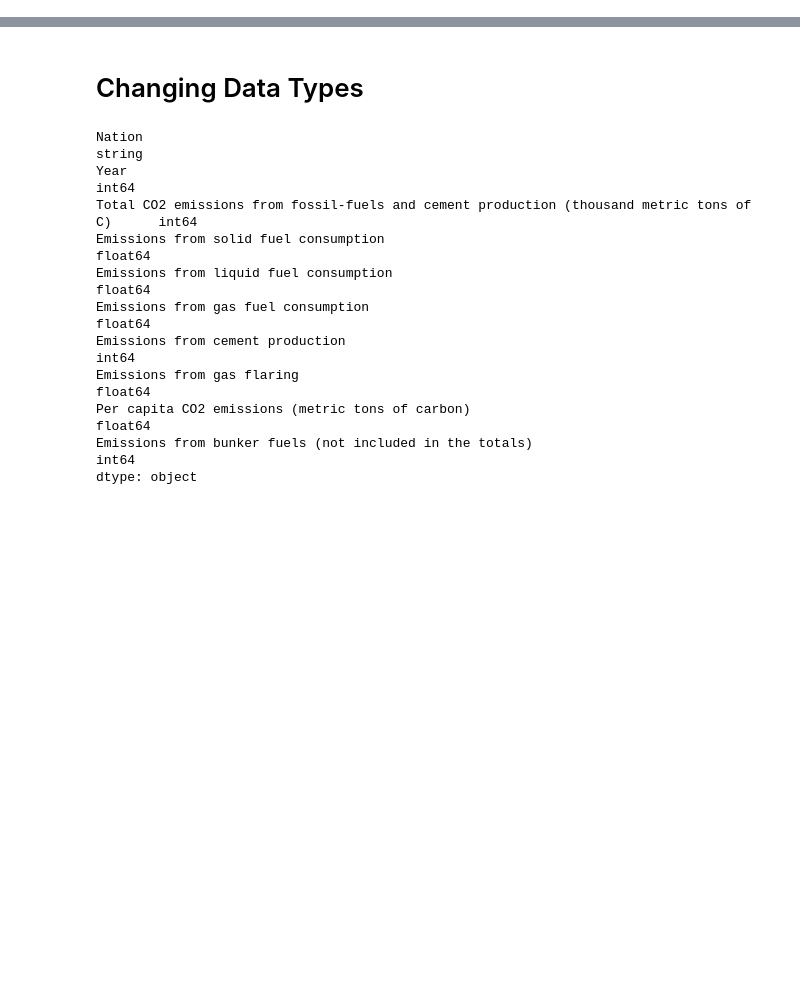
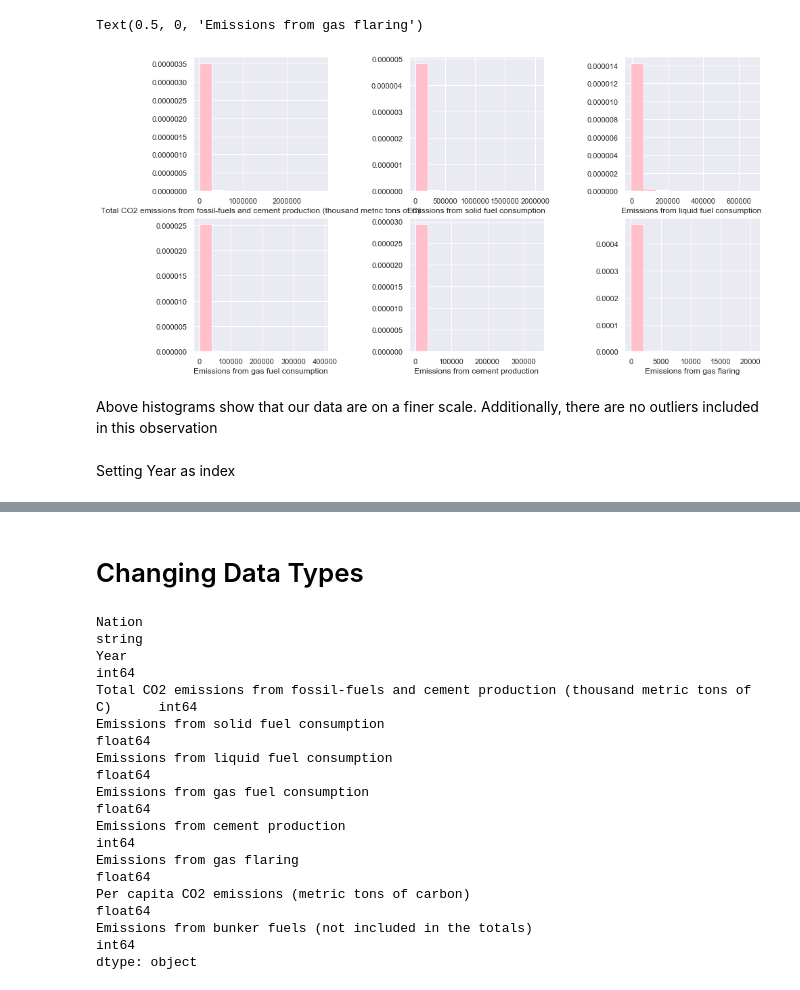
Before and after one commit to tahmidbintaslim/ProgrammingForDataScienceProject, a Jupyter notebook: National.ipynb, the cells around one changed output, grey strips where cells are left out. Saved outputs shown, nothing was run; the diff lists cells and outputs as text; code cells hidden in the pictures; blank space fills up the shorter version.

```diff
--- a/National.ipynb
+++ b/National.ipynb
@@ -91,0 +182,5 @@ dtype: object
+# %%
+#Code execution
+#Dropping the unused columns
+data.drop(columns='Per capita CO2 emissions (metric tons of carbon)', inplace=True)
+data.drop(columns='Emissions from bunker fuels (not included in the totals)', inplace=True)
@@ -91,0 +197,35 @@ dtype: object
+# %%
+plt.figure(figsize=(15, 8))
+plt.subplots_adjust(hspace=0.2, wspace=0.6)
+
+plt.subplot(231)
+plt.hist( data['Total CO2 emissions from fossil-fuels and cement production (thousand metric tons of C)'],bins=10, density=True,histtype='stepfilled',color='pink')
+plt.xlabel("Total CO2 emissions from fossil-fuels and cement production (thousand metric tons of C)")
+
+
+plt.subplot(232)
+plt.hist( data['Emissions from solid fuel consumption'],bins=10, density=True,histtype='stepfilled',color='pink')
+plt.xlabel("Emissions from solid fuel consumption")
+
+plt.subplot(233)
+plt.hist( data['Emissions from liquid fuel consumption'],bins=10, density=True,histtype='stepfilled',color='pink')
+plt.xlabel("Emissions from liquid fuel consumption ")
+
+plt.subplot(234)
+plt.hist( data['Emissions from gas fuel consumption'],bins=10, density=True,histtype='stepfilled',color='pink')
+plt.xlabel("Emissions from gas fuel consumption")
+
+plt.subplot(235)
+plt.hist( data['Emissions from cement production'],bins=10, density=True,histtype='stepfilled',color='pink')
+plt.xlabel("Emissions from cement production")
+
+plt.subplot(236)
+plt.hist( data['Emissions from gas flaring'],bins=10, density=True,histtype='stepfilled',color='pink')
+plt.xlabel("Emissions from gas flaring")
+# %% [output]
+Text(0.5, 0, 'Emissions from gas flaring')
+[figure, added]
+# %% [markdown]
+Above histograms show that our data are on a finer scale. Additionally, there are no outliers included in this observation
+# %% [markdown]
+Setting Year as index
```
Also changed, not shown: parts of 46 cells of this notebook, 2 other files.
